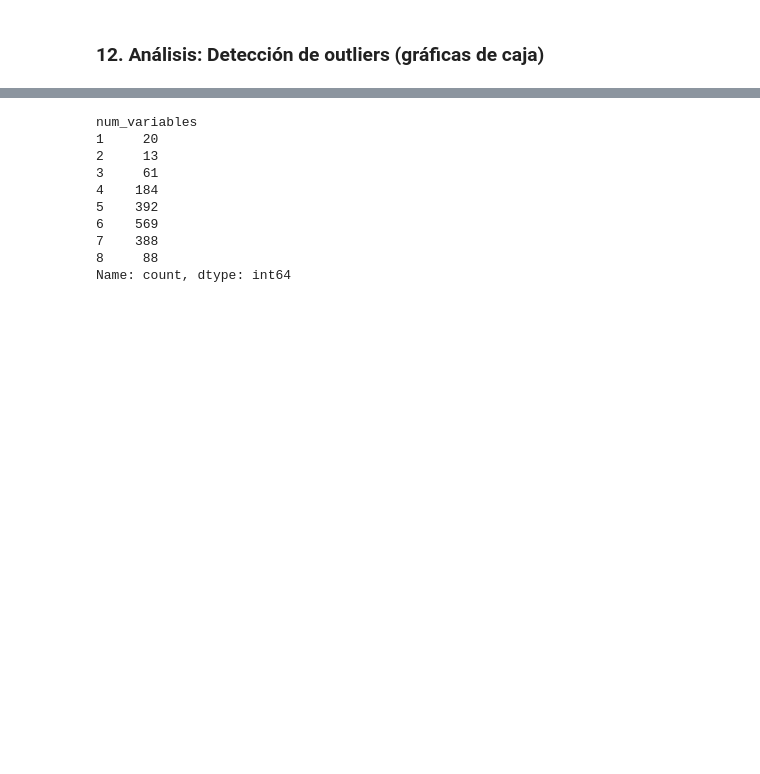
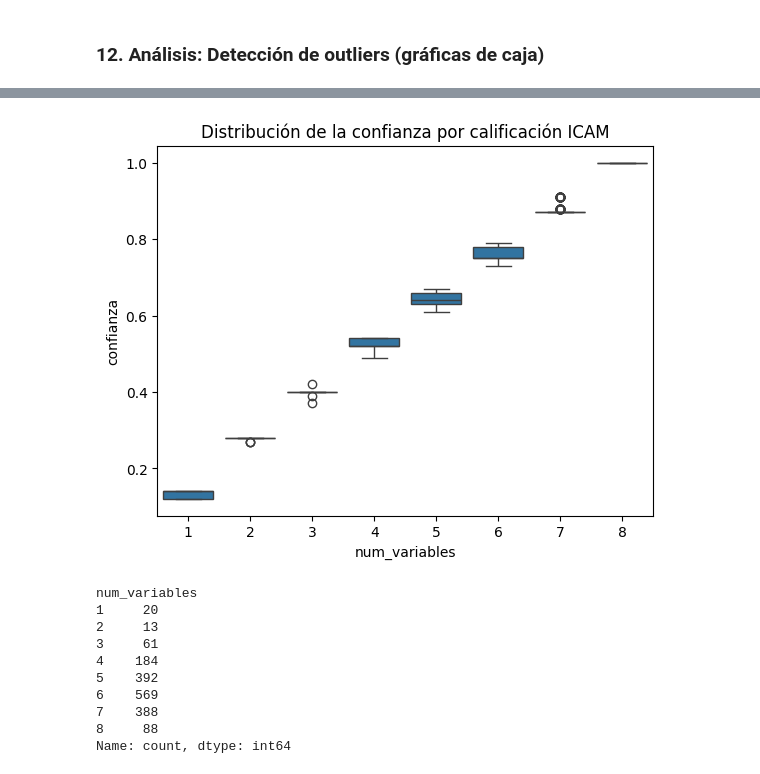
Before and after one commit to catago16/proyectoICAM, a Jupyter notebook: limpieza.ipynb, the cells around one changed output, grey strips where cells are left out. Saved outputs shown, nothing was run; the diff lists cells and outputs as text; code cells hidden in the pictures; blank space fills up the shorter version.

```diff
--- a/limpieza.ipynb
+++ b/limpieza.ipynb
@@ -549,3 +584,10 @@ Name: num_variables, dtype: float64
+# %%
+## grafica de la confianza vs icam (correlacion entre confianza y num_variables)
+sns.boxplot(data=icam, x ='num_variables', y ='confianza')
+plt.title('Distribución de la confianza por calificación ICAM')
+plt.show()
+# %% [output]
+[figure, added]
 # %%
 ## hay 20 estaciones con solo una variable medida y 88 estaciones cada una con 8 variables medidas
 icam['num_variables'].value_counts().sort_index()
```
Also changed, not shown: parts of 7 cells of this notebook, 1 other file.
